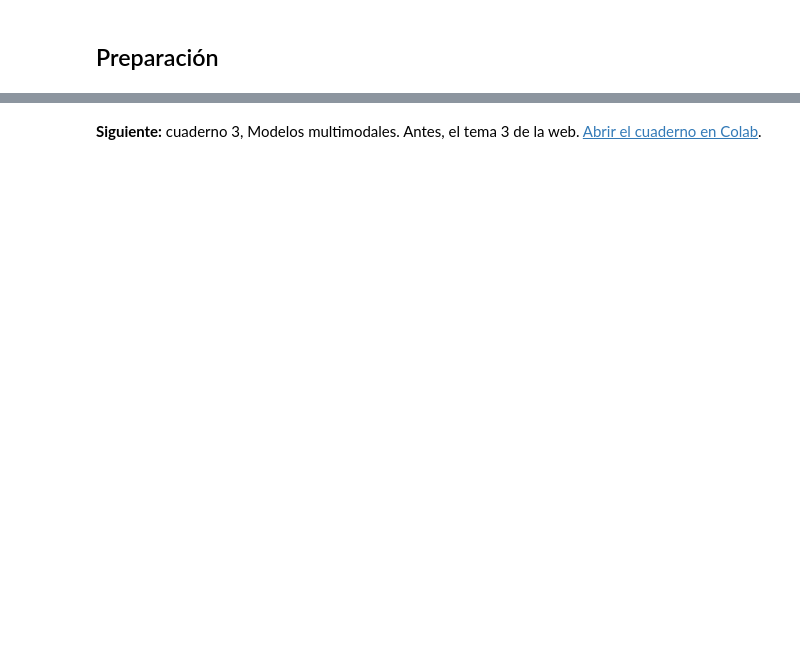
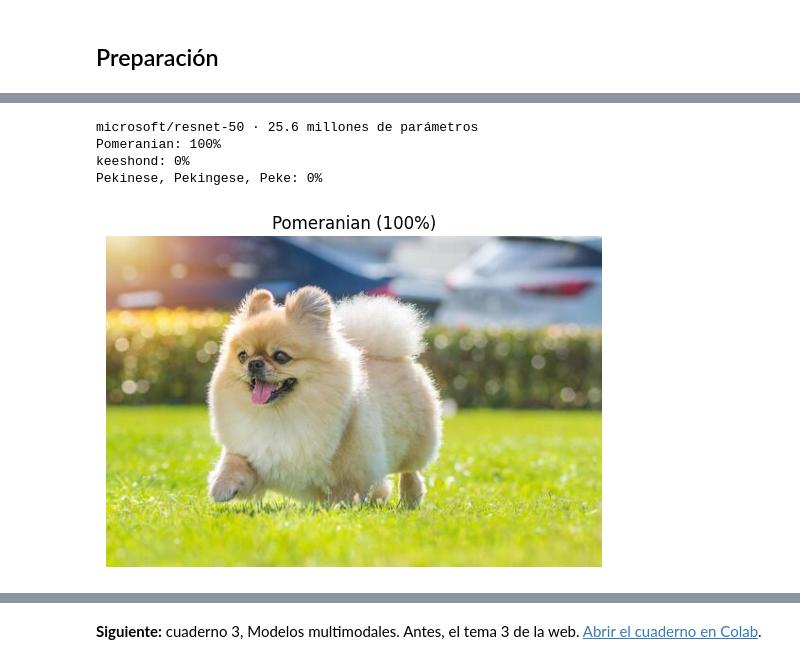
Before and after one commit to sergiovillanueva/Modelos_Fundacionales, a Jupyter notebook: 2_HF_Intro.ipynb, the cells around one changed output, grey strips where cells are left out. Saved outputs shown, nothing was run; the diff lists cells and outputs as text; code cells hidden in the pictures; blank space fills up the shorter version.

```diff
--- a/2_HF_Intro.ipynb
+++ b/2_HF_Intro.ipynb
@@ -216,0 +141,17 @@ def detectar_por_dentro(imagen, nombre_modelo, umbral=0.5):
+# %%
+def probar(nombre, imagen, top=3):
+    """Carga un clasificador del Hub por su nombre y clasifica la imagen."""
+    processor = AutoImageProcessor.from_pretrained(nombre)
+    model = AutoModelForImageClassification.from_pretrained(nombre).to(device)
+    millones = sum(p.numel() for p in model.parameters()) / 1e6
+    print(f"{nombre} · {millones:.1f} millones de parámetros")
+    clasificar(imagen, processor, model, top)
+
+
+probar("microsoft/resnet-50", image_dog)
+# %% [output]
+microsoft/resnet-50 · 25.6 millones de parámetros
+Pomeranian: 100%
+keeshond: 0%
+Pekinese, Pekingese, Peke: 0%
+[figure, added]
```
Also changed, not shown: parts of 42 cells of this notebook, 22 other files.
